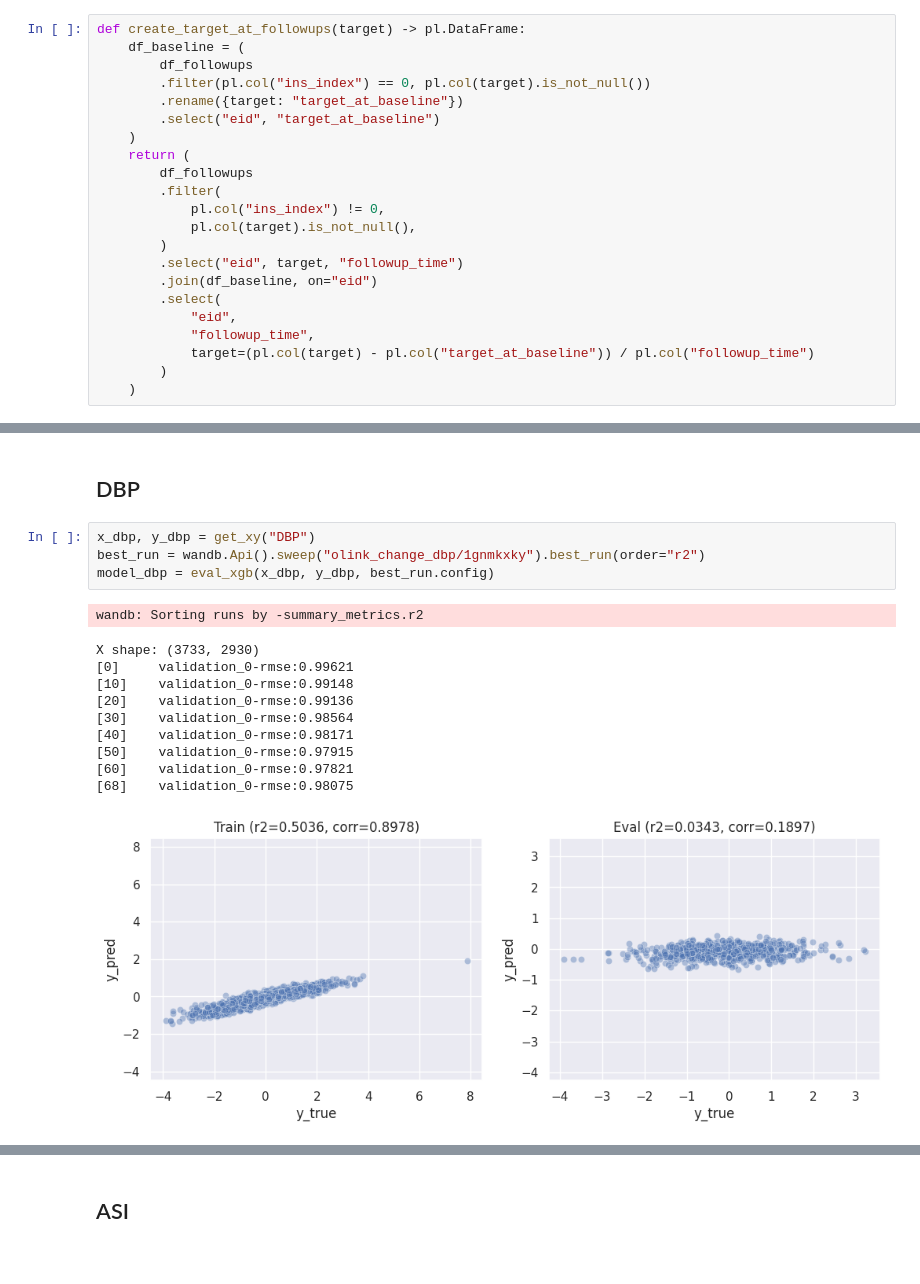
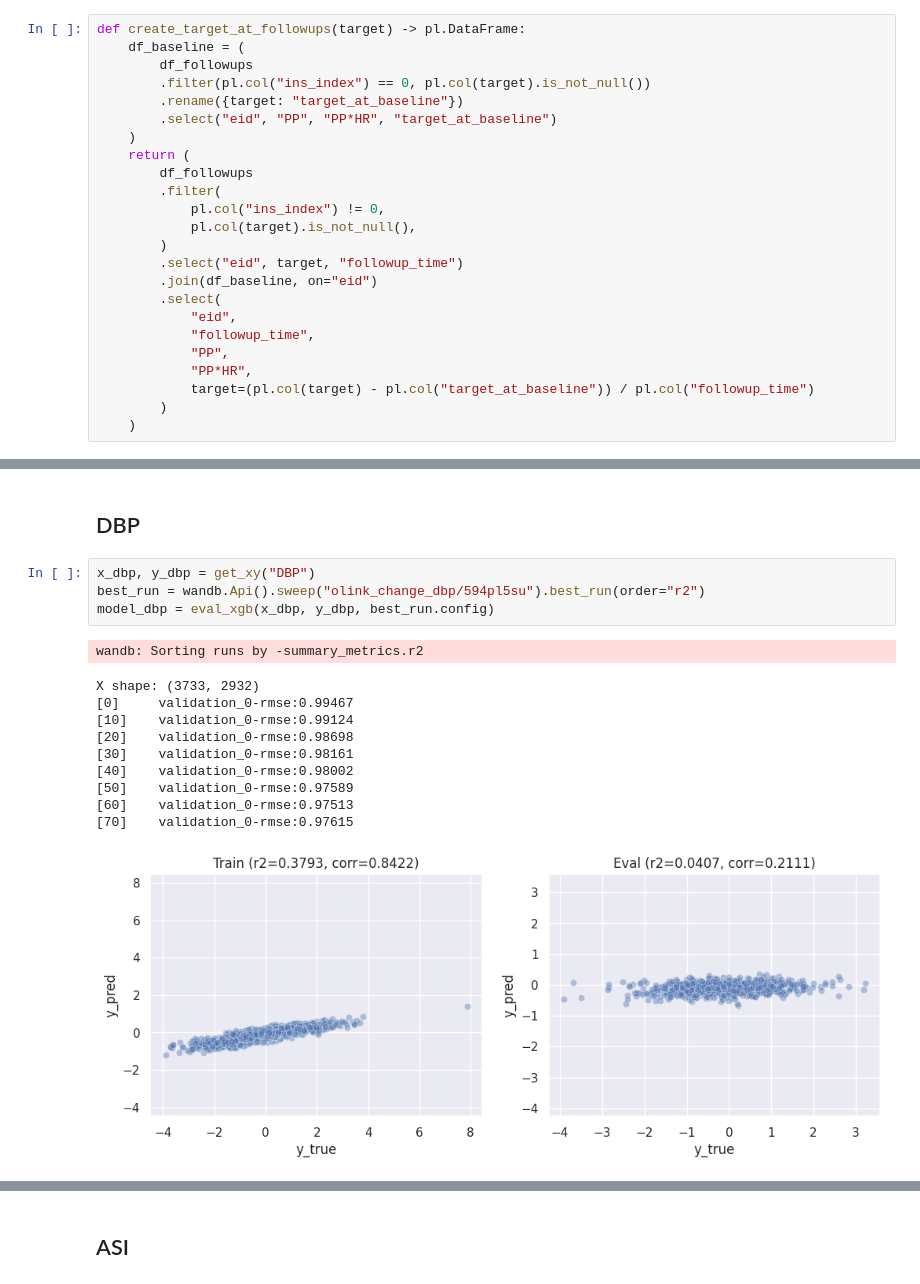
Before and after one commit to ipolharvard/biobank_olink, a Jupyter notebook: notebooks/biomarkers_bp_change.ipynb, the cells around one changed output, grey strips where cells are left out. Drawn from its saved outputs; the diff is of its cells as text.

```diff
--- a/notebooks/biomarkers_bp_change.ipynb
+++ b/notebooks/biomarkers_bp_change.ipynb
@@ -99,7 +99,7 @@ def create_target_at_followups(target) -> pl.DataFrame:
         df_followups
         .filter(pl.col("ins_index") == 0, pl.col(target).is_not_null())
         .rename({target: "target_at_baseline"})
-        .select("eid", "target_at_baseline")
+        .select("eid", "PP", "PP*HR", "target_at_baseline")
     )
     return (
         df_followups
@@ -112,6 +112,8 @@ def create_target_at_followups(target) -> pl.DataFrame:
         .select(
             "eid",
             "followup_time",
+            "PP",
+            "PP*HR",
             target=(pl.col(target) - pl.col("target_at_baseline")) / pl.col("followup_time")
         )
     )
@@ -312,20 +306,20 @@ XGBClassifier(base_score=None, booster=None,
 ## DBP
 # %%
 x_dbp, y_dbp = get_xy("DBP")
-best_run = wandb.Api().sweep("olink_change_dbp/1gnmkxky").best_run(order="r2")
+best_run = wandb.Api().sweep("olink_change_dbp/594pl5su").best_run(order="r2")
 model_dbp = eval_xgb(x_dbp, y_dbp, best_run.config)
 # %% [output]
 wandb: Sorting runs by -summary_metrics.r2
-X shape: (3733, 2930)
-[0]     validation_0-rmse:0.99621
-[10]    validation_0-rmse:0.99148
-[20]    validation_0-rmse:0.99136
-[30]    validation_0-rmse:0.98564
-[40]    validation_0-rmse:0.98171
-[50]    validation_0-rmse:0.97915
-[60]    validation_0-rmse:0.97821
-[68]    validation_0-rmse:0.98075
+X shape: (3733, 2932)
+[0]     validation_0-rmse:0.99467
+[10]    validation_0-rmse:0.99124
+[20]    validation_0-rmse:0.98698
+[30]    validation_0-rmse:0.98161
+[40]    validation_0-rmse:0.98002
+[50]    validation_0-rmse:0.97589
+[60]    validation_0-rmse:0.97513
+[70]    validation_0-rmse:0.97615
-[figure, old version]
+[figure, new version]
 # %%
 explainer = shap.TreeExplainer(model_dbp)
 shap_values_dbp = explainer(x_dbp)
```
Also changed, not shown: parts of 21 cells of this notebook.
